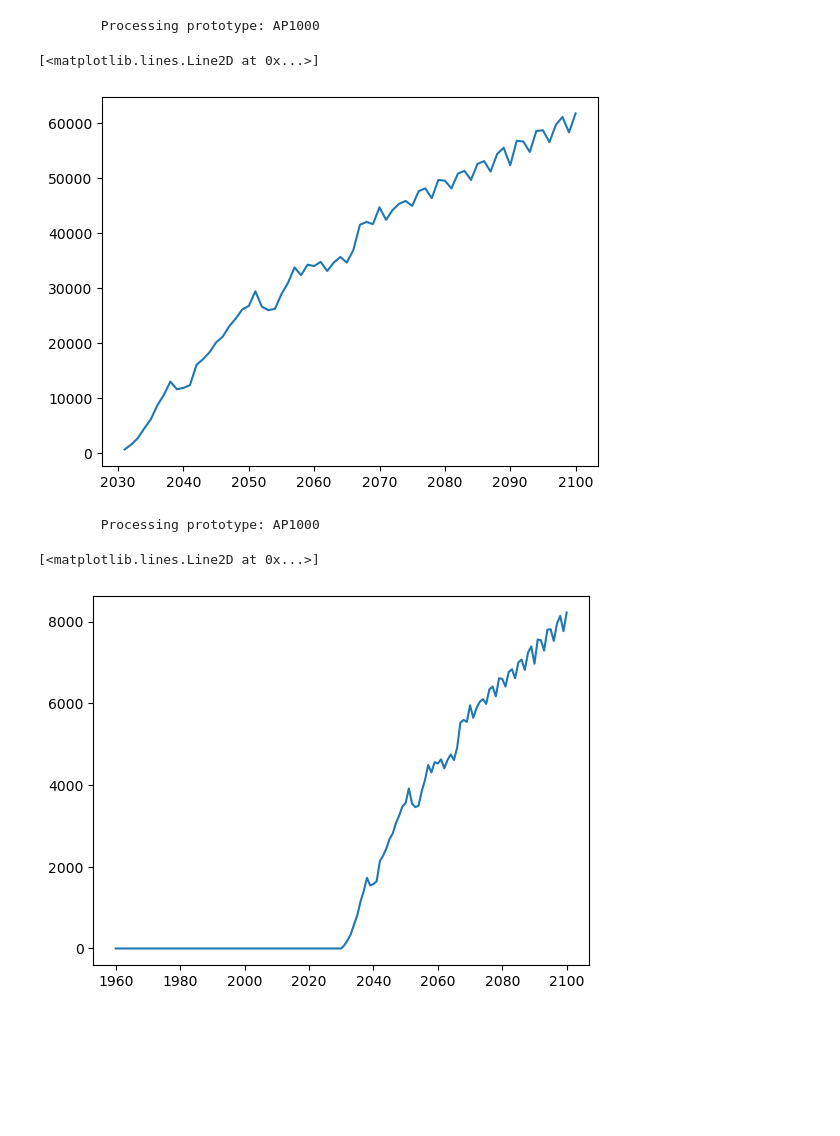
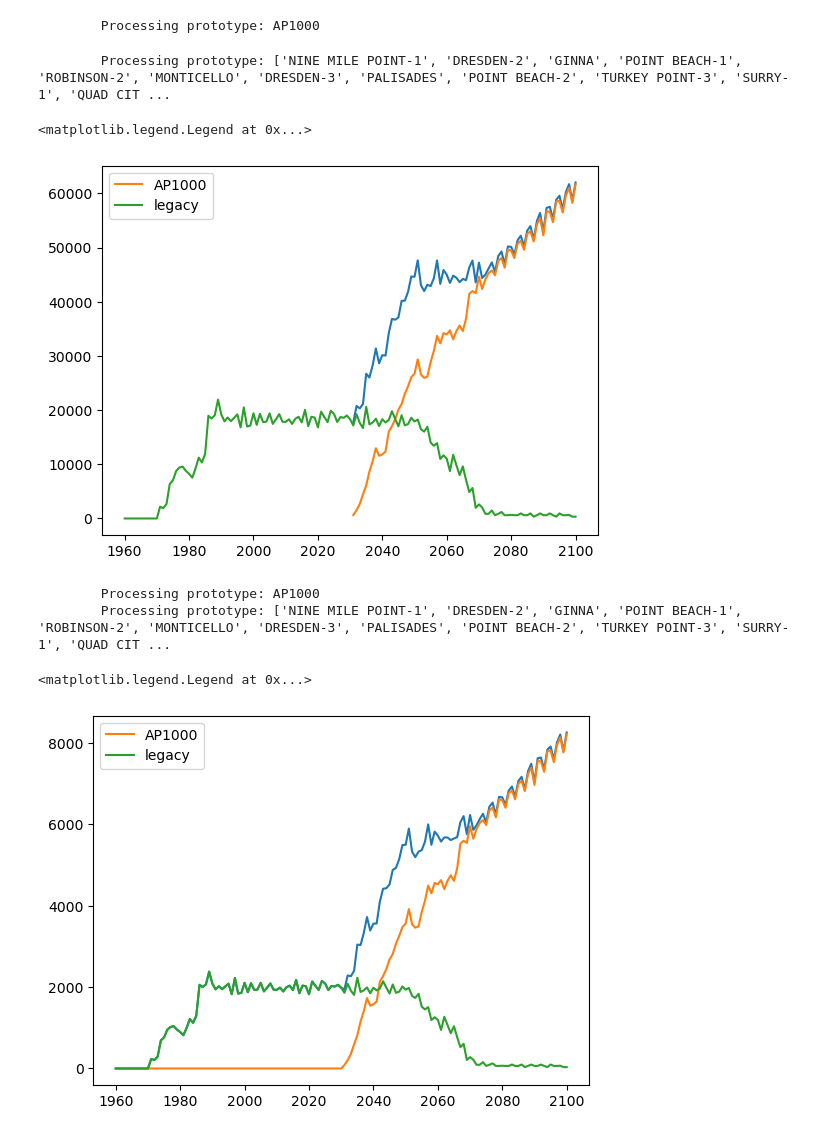
Before and after one commit to watts-dev/watts, a Jupyter notebook: examples/cyclus/analysis.ipynb, the cells around one changed output. Drawn from its saved outputs; the diff is of its cells as text; code cells hidden in the pictures; blank space fills up the shorter version.

```diff
--- a/examples/cyclus/analysis.ipynb
+++ b/examples/cyclus/analysis.ipynb
@@ -30,4 +16,17 @@ Going through 105 prototypes.
+# %%
+legacy_protos = [q for q in obj.reactors.values() if q not in named_reactors]
 # %%
-natu = obj.obj.stock_fuel_natu('AP1000', 0.00711, 0.0025)
+import numpy as np
+natu_dict = {}
+for proto in named_reactors:
+    if proto in reactors.values():
+        natu_dict[proto] = obj.obj.stock_fuel_natu(proto, 0.00711, 0.0025)
+
+natu_dict['legacy'] = obj.obj.stock_fuel_natu(legacy_protos, 0.00711, 0.0025)
+
+if 'VOYGR' in reactors.values():
+    natu_dict['VOYGR'] += natu_dict.pop('12VOYGR')
+if 'XE100' in reactors.values():
+    natu_dict['XE100'] += natu_dict.pop('4XE100')
 # %% [output]
         Processing prototype: AP1000
@@ -34,4 +34,7 @@ natu = obj.obj.stock_fuel_natu('AP1000', 0.00711, 0.0025)
 # %%
 import matplotlib.pyplot as plt
-plt.plot(obj.time_dict['years'][::12], natu/1e3)
+plt.plot(obj.time_dict['years'][::12], sum(natu_dict.values())/1e3)
+for k,v in natu_dict.items():
+    plt.plot(obj.time_dict['years'][::12], v/1e3, label=k)
+plt.legend()
 # %% [output]
@@ -40,22 +43,51 @@ plt.plot(obj.time_dict['years'][::12], natu/1e3)
 # %%
-swu = obj.obj.stock_fuel_swu('AP1000', 0.00711, 0.0025)
+import numpy as np
+swu_dict = {}
+for proto in named_reactors:
+    if proto in reactors.values():
+        swu_dict[proto] = obj.obj.stock_fuel_swu(proto, 0.00711, 0.0025)
+
+swu_dict['legacy'] = obj.obj.stock_fuel_natu(legacy_protos, 0.00711, 0.0025)
+
+if 'VOYGR' in reactors.values():
+    swu_dict['VOYGR'] += swu_dict.pop('12VOYGR')
+if 'XE100' in reactors.values():
+    swu_dict['XE100'] += swu_dict.pop('4XE100')
 # %% [output]
         Processing prototype: AP1000
+        Processing prototype: ['NINE MILE POINT-1', 'DRESDEN-2', 'GINNA', 'POINT BEACH-1', 'ROBINSON-2', 'MONTICELLO', 'DRESDEN-3', 'PALISADES', 'POINT BEACH-2', 'TURKEY POINT-3', 'SURRY-1', 'QUAD CIT ...
 # %%
 import matplotlib.pyplot as plt
-plt.plot(obj.time_dict['years'][::12], swu/1e3)
+plt.plot(obj.time_dict['years'][::12], sum(swu_dict.values())/1e3)
+for k,v in swu_dict.items():
+    plt.plot(obj.time_dict['years'][::12], v/1e3, label=k)
+plt.legend()
 # %% [output]
-[<matplotlib.lines.Line2D at 0x...>]
+<matplotlib.legend.Legend at 0x...>
-[figure, old version]
+[figure, new version]
 # %%
 # get fuel demand
-fuel = obj.obj.process_prototype('AP1000', False)[1]['receiving']
-fuel = list(fuel.values())[0]
+fuel_dict = {}
+for proto in named_reactors:
+    if proto in reactors.values():
+        fuel_dict[proto] = obj.obj.process_prototype(proto, False)[1]['receiving']
+        fuel_dict[proto] = list(fuel_dict[proto].values())[0]
+
+fuel_dict['legacy'] = sum(obj.obj.process_prototype(legacy_protos, False)[1]['receiving'].values())
+
+if 'VOYGR' in reactors.values():
+    fuel_dict['VOYGR'] += fuel_dict.pop('12VOYGR')
+if 'XE100' in reactors.values():
+    fuel_dict['XE100'] += fuel_dict.pop('4XE100')
 # %% [output]
         Processing prototype: AP1000
+        Processing prototype: ['NINE MILE POINT-1', 'DRESDEN-2', 'GINNA', 'POINT BEACH-1', 'ROBINSON-2', 'MONTICELLO', 'DRESDEN-3', 'PALISADES', 'POINT BEACH-2', 'TURKEY POINT-3', 'SURRY-1', 'QUAD CIT ...
 # %%
 import matplotlib.pyplot as plt
-plt.plot(obj.time_dict['years'][::12], fuel/1e3)
+plt.plot(obj.time_dict['years'][::12], sum(fuel_dict.values())/1e3)
+for k,v in fuel_dict.items():
+    plt.plot(obj.time_dict['years'][::12], v/1e3, label=k)
+plt.legend()
 # %% [output]
-[<matplotlib.lines.Line2D at 0x...>]
+<matplotlib.legend.Legend at 0x...>
-[figure, old version]
+[figure, new version]
```
Also changed, not shown: parts of 5 cells of this notebook, 1 other file.
